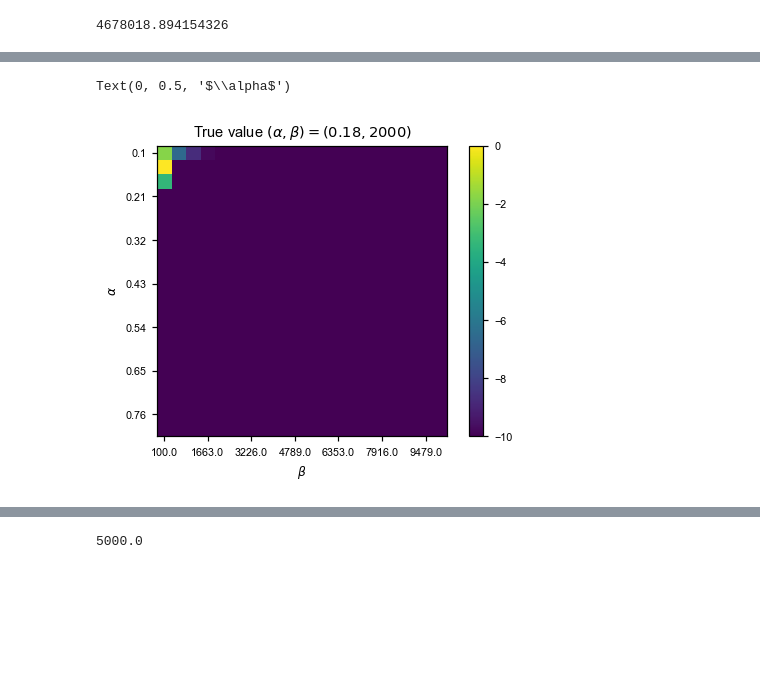
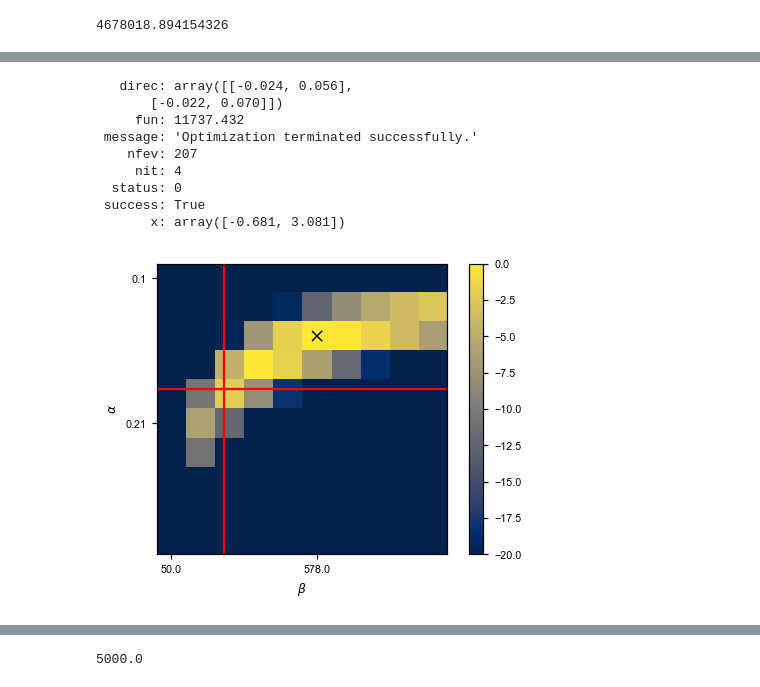
Before and after one commit to VivaswatS/selCoefEst, a Jupyter notebook: changingpopsizesims.ipynb, the cells around one changed output, grey strips where cells are left out. Drawn from its saved outputs; the diff is of its cells as text; code cells hidden in the pictures; blank space fills up the shorter version.

Commit message:
WORKING Gamma DFE w age & freq estimation using PReFerSim

```diff
--- a/changingpopsizesims.ipynb
+++ b/changingpopsizesims.ipynb
@@ -1524,8 +1460,34 @@ NameError: name 'dfe_func' is not defined
+# %%
+sp.optimize.minimize(get_ll_freqagechanging,x0=np.log10([0.5,500]),method='Nelder-Mead',args=({'up_xa_s':up_xa_s,'gamma':gammas,'sms':SMSmask,'p_misid':0,'gens':50000}),bounds=((-2,0),(0,4)))
+# sp.optimize.minimize(get_ll_freqchanging,x0=np.log10([0.6,10]),method='L-BFGS-B',args=({'p_xa_s':p_xa_s,'gamma':gammas,'sfs':sfs,'p_misid':0,}),bounds=((-2,0),(0,4)))
+# get_ll_freqagechanging(np.log10([0.18,320]),({'up_xa_s':up_xa_s,'gamma':gammas,'sms':SMSmask,'p_misid':0.00,'gens':50000}))
+# dxs = ((gammas - np.concatenate(([gammas[0]], gammas))[:-1]) / 2
+#     + (np.concatenate((gammas, [gammas[-1]]))[1:] - gammas) / 2)
+
+# weights = sp.stats.gamma.pdf(gammas, 0.2, scale=200)
+# fsa = up_xa_s[0] * sp.stats.gamma.cdf(gammas[0],0.2,scale=200)
+# for g, dx, w in zip(gammas, dxs, weights):
+#     fsa += up_xa_s[g] * dx * w
+
+# np.nansum(-fsa[::-1][:-1,1:] + np.log(fsa[::-1][:-1,1:]) * SMSmask[1:,1:] - sp.special.gammaln(SMSmask[1:,1:]+1))
+# %% [output]
+   direc: array([[-0.024, 0.056],
+       [-0.022, 0.070]])
+     fun: 11737.432
+ message: 'Optimization terminated successfully.'
+    nfev: 207
+     nit: 4
+  status: 0
+ success: True
+       x: array([-0.681, 3.081])
 # %%
 # plt.imshow(dub_onlyfreq-np.nanmax(dub_onlyfreq),vmin=-2); plt.title(r'True value $(\alpha,\beta)=(0.2,400)$'); plt.xticks(ticks=range(0,len(beta),5),labels=np.round(beta[::5])); plt.yticks(ticks=range(0,len(beta),5),labels=np.round(alpha[::5],2)); plt.colorbar(); plt.xlabel(r'$\beta$'); plt.ylabel(r'$\alpha$'); plt.show()
-plt.imshow(dub_onlyage-np.max(dub_onlyage),vmin=-10); plt.colorbar(); plt.title(r'True value $(\alpha,\beta)=(0.18,2000)$'); plt.xticks(ticks=range(0,len(beta),3),labels=np.round(beta[::3])); plt.yticks(ticks=range(0,len(beta),3),labels=np.round(alpha[::3],2)); plt.xlabel(r'$\beta$'); plt.ylabel(r'$\alpha$')
+# plt.imshow(dub_onlyage-np.max(dub_onlyage),vmin=-10); plt.colorbar(); plt.title(r'True value $(\alpha,\beta)=(0.18,2000)$'); plt.xticks(ticks=range(0,len(beta),3),labels=np.round(beta[::3])); plt.yticks(ticks=range(0,len(beta),3),labels=np.round(alpha[::3],2)); plt.xlabel(r'$\beta$'); plt.ylabel(r'$\alpha$')
+
+# plt.imshow(-dub_onlyfreq+np.min(dub_onlyfreq),vmin=-100,cmap='cividis'); plt.xticks(ticks=range(0,len(beta),5),labels=np.round(beta[::5])); plt.yticks(ticks=range(0,len(beta),5),labels=np.round(alpha[::5],2)); plt.colorbar(); plt.xlabel(r'$\beta$'); plt.ylabel(r'$\alpha$'); plt.axvline(2.1,color='red'); plt.axhline(1.8,color='red'); plt.plot(mlefreq[0][1],mlefreq[0][0],'kx'); plt.show()
+# plt.imshow(-dub_onlyage+np.min(dub_onlyage),vmin=-20,cmap='cividis'); plt.xticks(ticks=range(0,len(beta),5),labels=np.round(beta[::5])); plt.yticks(ticks=range(0,len(beta),5),labels=np.round(alpha[::5],2)); plt.colorbar(); plt.xlabel(r'$\beta$'); plt.ylabel(r'$\alpha$'); plt.axvline(1.8,color='red'); plt.axhline(3.8,color='red'); plt.plot(mleage[0][1],mleage[0][0],'kx'); plt.show()
+
 # get_lp_xl(p_xa_s, g, dat[:,5], cutoff=2)
 # ?plt.plot
 # %% [output]
-Text(0, 0.5, '$\\alpha$')
-[figure, old version]
+[figure, new version]
```
Also changed, not shown: parts of 56 cells of this notebook, 3 other files.
